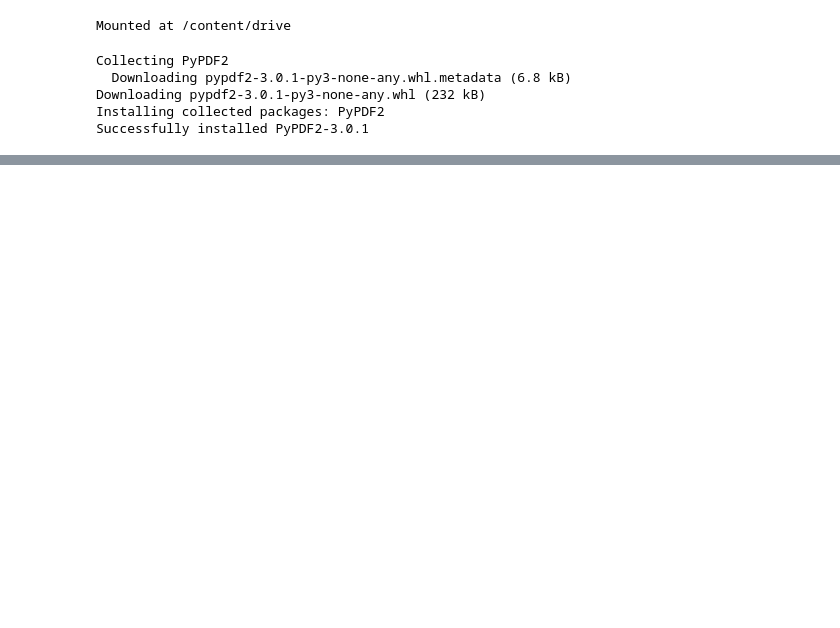
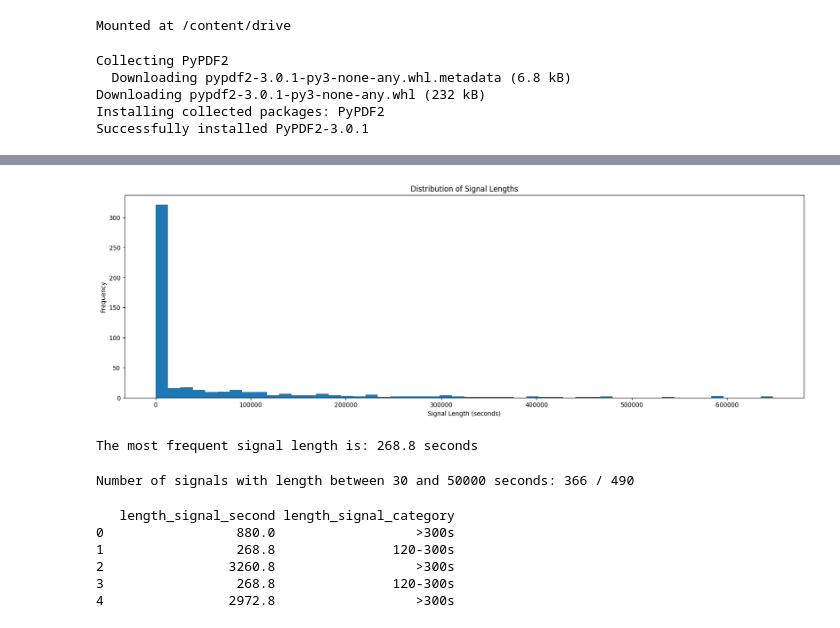
Before and after one commit to bahoang271199/MERMAID-AI, a Jupyter notebook: EDA.ipynb, the cells around one changed output, grey strips where cells are left out. Drawn from its saved outputs; the diff is of its cells as text; code cells hidden in the pictures; blank space fills up the shorter version.

```diff
--- a/EDA.ipynb
+++ b/EDA.ipynb
@@ -75,0 +324,22 @@ df_allfiles
+# %%
+# prompt: add a column to save the length of each signal read from file_path
+
+# ###2.1.1 int32
+# Add signal length in second
+df_allfiles_int32 = df_allfiles.copy()
+for i in tqdm(range(len(df_allfiles_int32))):
+    path = df_allfiles_int32.loc[i,'file_path']
+    # print(path)
+    try:
+      y = np.fromfile(path, dtype=np.int32)
+      duree_signal = int(len(y))
+      df_allfiles_int32.loc[i,'length_signal_sample'] = duree_signal
+      df_allfiles_int32.loc[i,'length_signal_second'] = duree_signal/40
+      df_allfiles_int32.loc[i, 'positive_values'] = (y > 0).sum()
+      df_allfiles_int32.loc[i, 'negative_values'] = (y < 0).sum()
+      df_allfiles_int32.loc[i, 'nan_values'] = np.isnan(y).sum()
+    except Exception as e:
+      print(f"Error processing file {path}: {e}")
+
+df_allfiles_int32.info()
+df_allfiles_int32.head()
@@ -75,0 +368,2 @@ df_allfiles
+# %%
+df_allfiles = df_allfiles_int32
@@ -75,0 +410,49 @@ df_allfiles
+# %%
+# prompt: remove signal have signal_length_sample = 0
+
+df_allfiles = df_allfiles[df_allfiles['length_signal_sample'] != 0]
+# %%
+df_allfiles = df_allfiles.reset_index(drop=True)
+# %%
+# prompt: plot the distribution of df
+
+plt.figure(figsize=(20, 6))
+plt.hist(df_allfiles['length_signal_second'], bins=50)
+plt.xlabel('Signal Length (seconds)')
+plt.ylabel('Frequency')
+plt.title('Distribution of Signal Lengths')
+plt.show()
+# %% [output]
+[figure, added]
+# %%
+# prompt: what the duration of time is the most of signal length
+
+most_frequent_length = df_allfiles['length_signal_second'].mode()[0]
+print(f"The most frequent signal length is: {most_frequent_length} seconds")
+#268.8
+# %% [output]
+The most frequent signal length is: 268.8 seconds
+# %%
+# prompt: how many signal have length from 30 to 50000
+
+count_signals_30_500 = len(df_allfiles[(df_allfiles['length_signal_second'] >= 30) & (df_allfiles['length_signal_second'] <= 50000)])
+print(f"Number of signals with length between 30 and 50000 seconds: {count_signals_30_500} / {len(all_files)}")
+#366/490
+# %% [output]
+Number of signals with length between 30 and 50000 seconds: 366 / 490
+# %%
+# prompt: convert the length signal to categorical
+
+bins = [0, 30, 120, 300, float('inf')]
+labels = ['<30s', '30-120s', '120-300s', '>300s']
+
+df_allfiles['length_signal_category'] = pd.cut(df_allfiles['length_signal_second'], bins=bins, labels=labels, include_lowest=True)
+
+print(df_allfiles[['length_signal_second', 'length_signal_category']].head())
+# %% [output]
+   length_signal_second length_signal_category
+0                 880.0                  >300s
+1                 268.8               120-300s
+2                3260.8                  >300s
+3                 268.8               120-300s
+4                2972.8                  >300s
```
Also changed, not shown: parts of 106 cells of this notebook.
